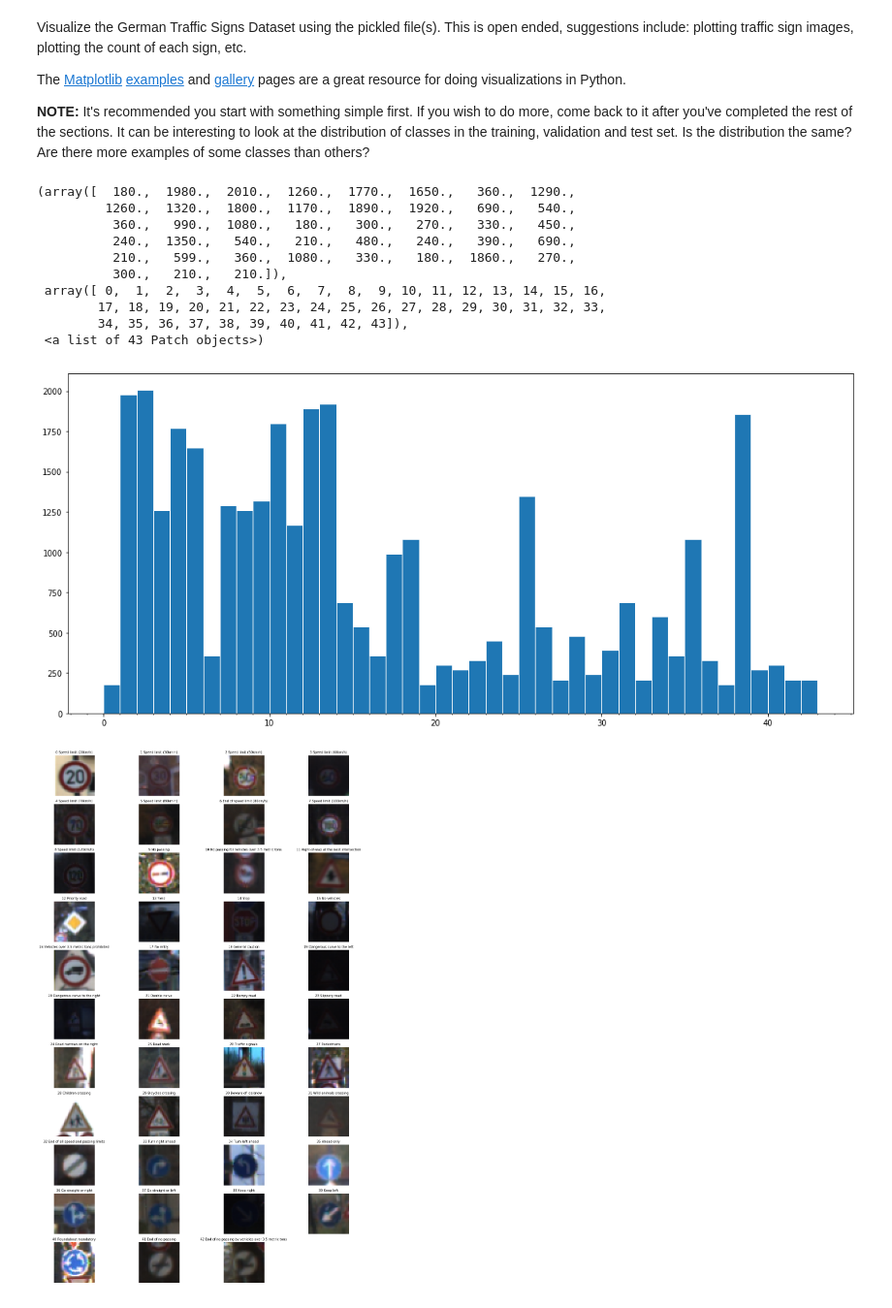
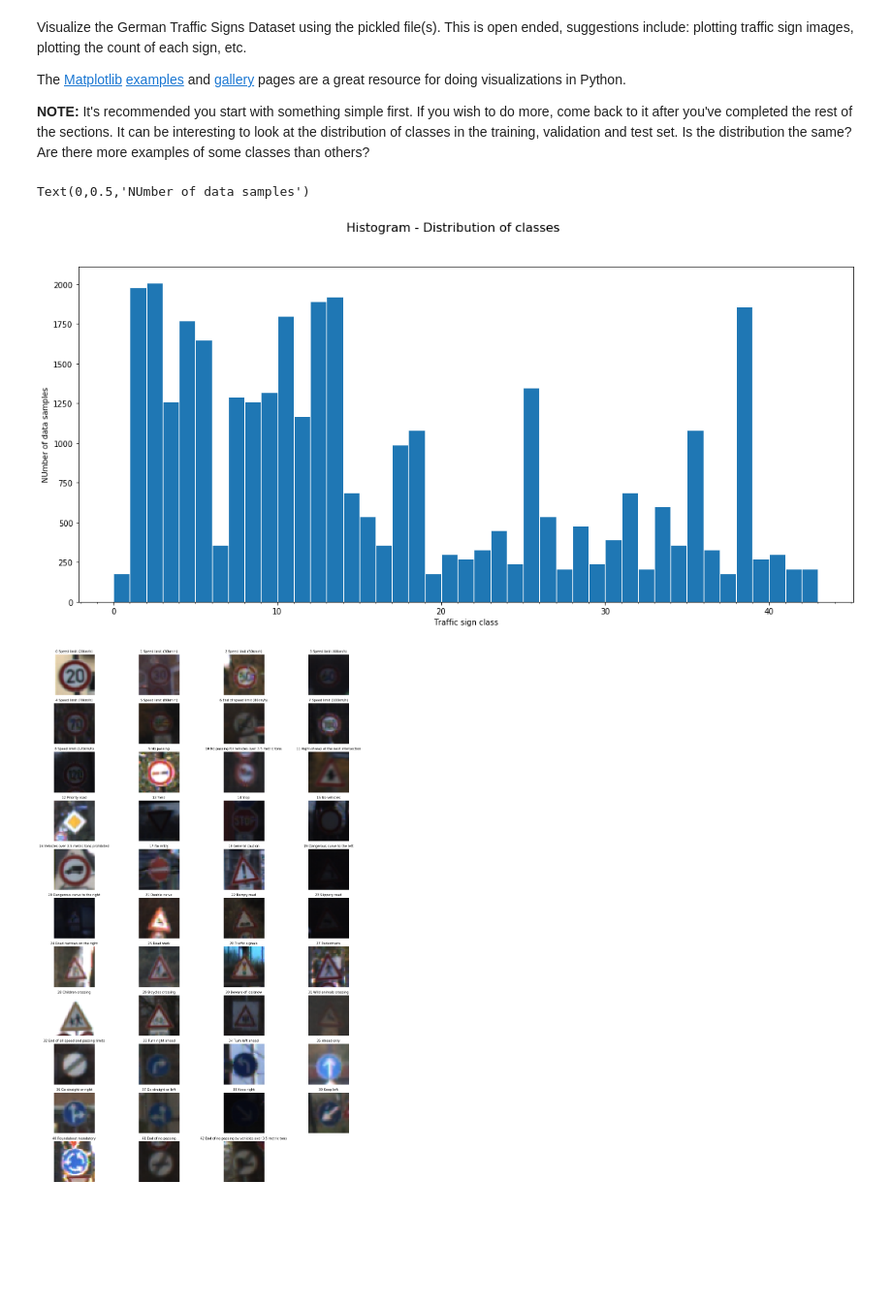
Before and after one commit to VamshiK-Kasula/CarND-Traffic-Sign-Classifier-Project, a Jupyter notebook: Traffic_Sign_Classifier.ipynb, the cells around one changed output. Shown at 97% size. Drawn from its saved outputs; the diff is of its cells as text; code cells hidden in the pictures; blank space fills up the shorter version.

```diff
--- a/Traffic_Sign_Classifier.ipynb
+++ b/Traffic_Sign_Classifier.ipynb
@@ -110,19 +110,13 @@ The [Matplotlib](http://matplotlib.org/) [examples](http://matplotlib.org/exampl
 # %%
 fig = plt.figure(figsize=(18, 8))
 plt.axes().xaxis.set_minor_locator(MultipleLocator(1))
 plt.hist(y_train, bins = np.arange(n_classes+1),ec ='white')
+fig.suptitle('Histogram - Distribution of classes', fontsize=16)
+plt.xlabel('Traffic sign class')
+plt.ylabel('NUmber of data samples')
 # %% [output]
-(array([  180.,  1980.,  2010.,  1260.,  1770.,  1650.,   360.,  1290.,
-         1260.,  1320.,  1800.,  1170.,  1890.,  1920.,   690.,   540.,
-          360.,   990.,  1080.,   180.,   300.,   270.,   330.,   450.,
-          240.,  1350.,   540.,   210.,   480.,   240.,   390.,   690.,
-          210.,   599.,   360.,  1080.,   330.,   180.,  1860.,   270.,
-          300.,   210.,   210.]),
- array([ 0,  1,  2,  3,  4,  5,  6,  7,  8,  9, 10, 11, 12, 13, 14, 15, 16,
-        17, 18, 19, 20, 21, 22, 23, 24, 25, 26, 27, 28, 29, 30, 31, 32, 33,
-        34, 35, 36, 37, 38, 39, 40, 41, 42, 43]),
- <a list of 43 Patch objects>)
+Text(0,0.5,'NUmber of data samples')
-[figure, old version]
+[figure, new version]
 # %%
 ### Data exploration visualization code goes here.
 ### Feel free to use as many code cells as needed.
```
Also changed, not shown: parts of 4 cells of this notebook, 4 other files.
